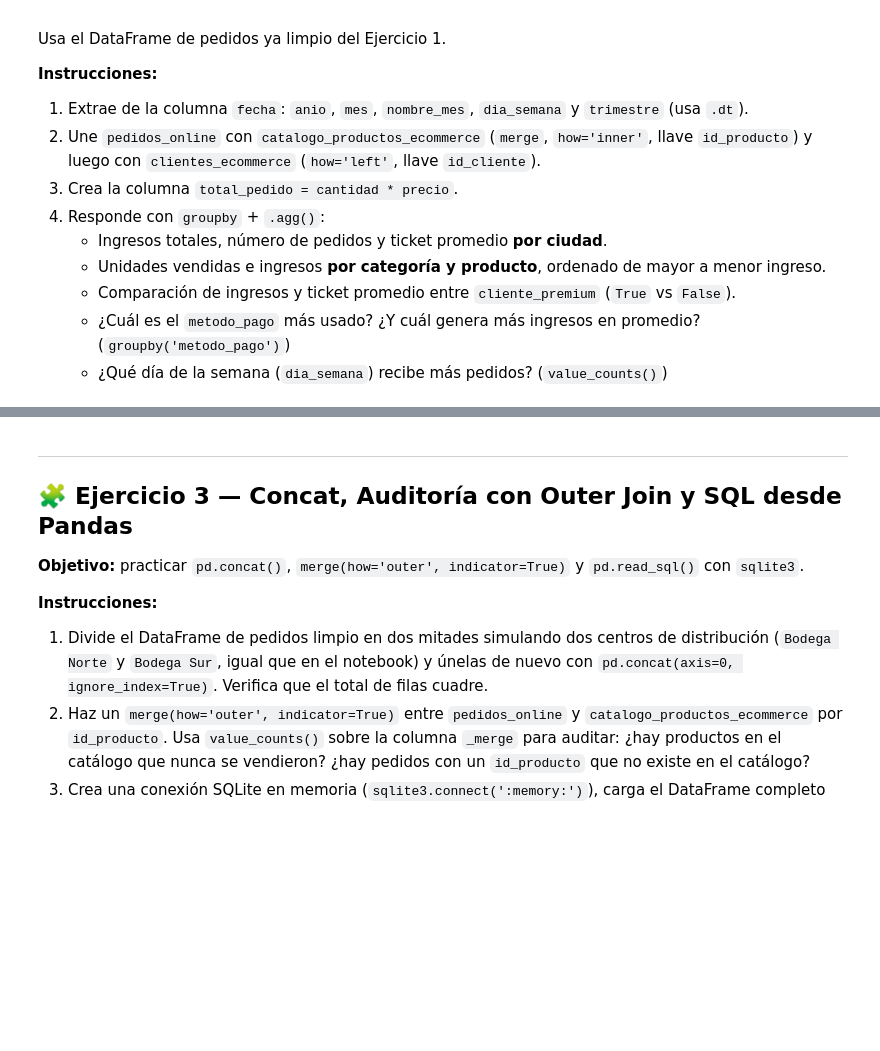
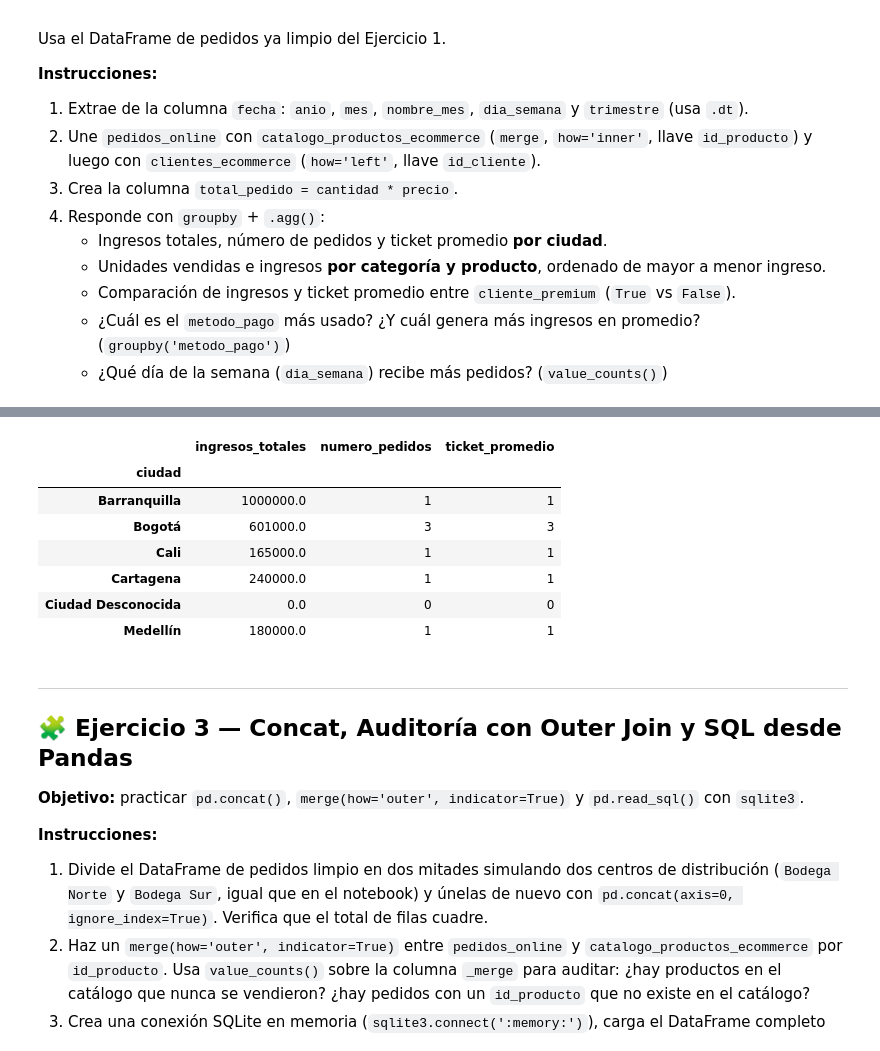
Before and after one commit to AmbarRocio-0127/Data_ScienceIA_Practicas, a Jupyter notebook: 4_Practica_IngenieriaDatos/Ejercicios_Practicos_Pandas.ipynb, the cells around one changed output, grey strips where cells are left out. Saved outputs shown, nothing was run; the diff lists cells and outputs as text; code cells hidden in the pictures; blank space fills up the shorter version.

```diff
--- a/4_Practica_IngenieriaDatos/Ejercicios_Practicos_Pandas.ipynb
+++ b/4_Practica_IngenieriaDatos/Ejercicios_Practicos_Pandas.ipynb
@@ -235,5 +275,19 @@ Usa el DataFrame de pedidos ya limpio del Ejercicio 1.
 # %%
 # 4. Ingresos, número de pedidos y ticket promedio por ciudad
+df_merge.groupby('ciudad').agg(
+    ingresos_totales = ('total_pedido', 'sum'),
+    numero_pedidos = ('total_pedido', 'count'),
+    ticket_promedio = ('total_pedido', 'count')
+)
+# %% [output]
+|  | ingresos_totales | numero_pedidos | ticket_promedio |
+| ciudad |  |  |  |
+| Barranquilla | 1000000.0 | 1 | 1 |
+| Bogotá | 601000.0 | 3 | 3 |
+| Cali | 165000.0 | 1 | 1 |
+| Cartagena | 240000.0 | 1 | 1 |
+| Ciudad Desconocida | 0.0 | 0 | 0 |
+| Medellín | 180000.0 | 1 | 1 |
 # %%
 # 4. Unidades e ingresos por categoría y producto (ordenado desc)
 # %%
```
Also changed, not shown: parts of 5 cells of this notebook.
